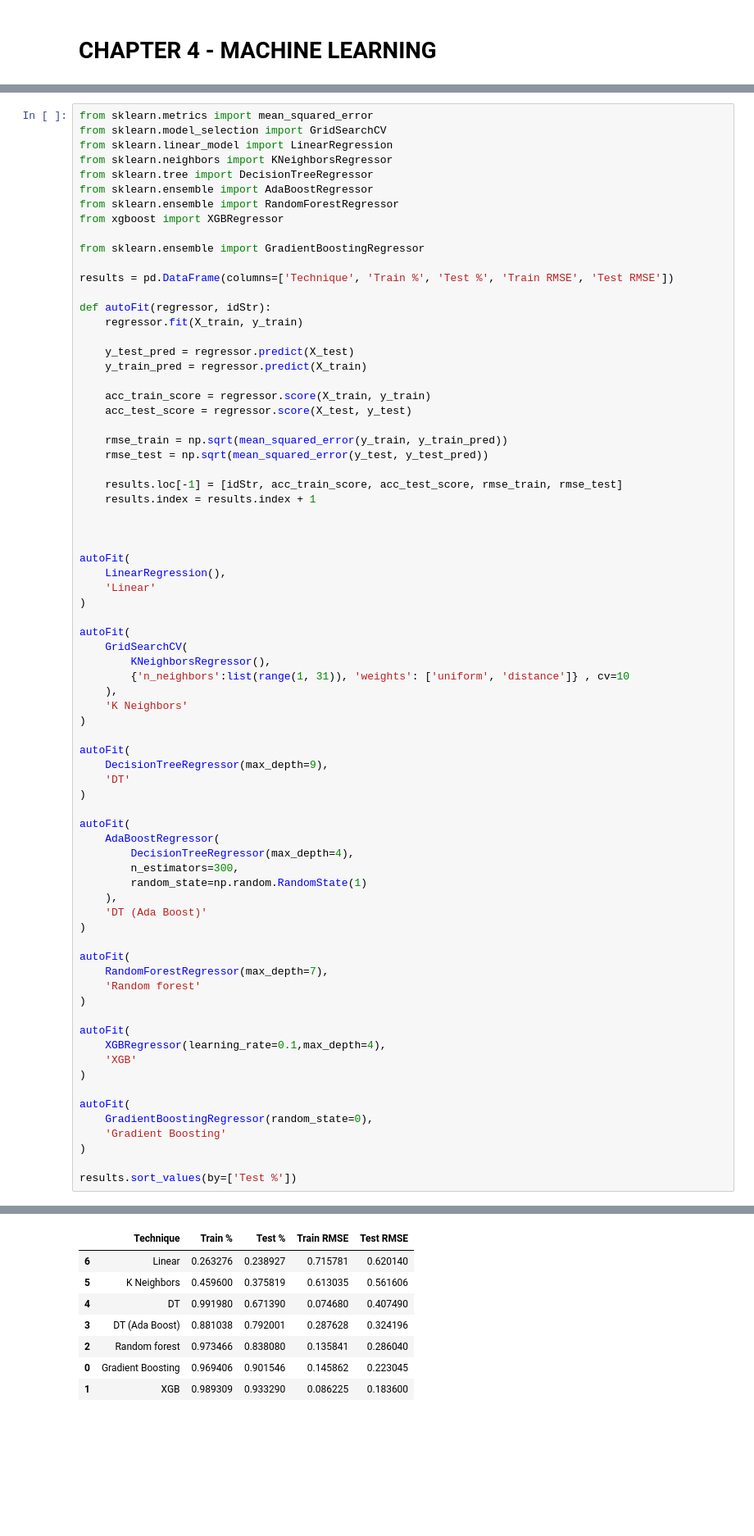
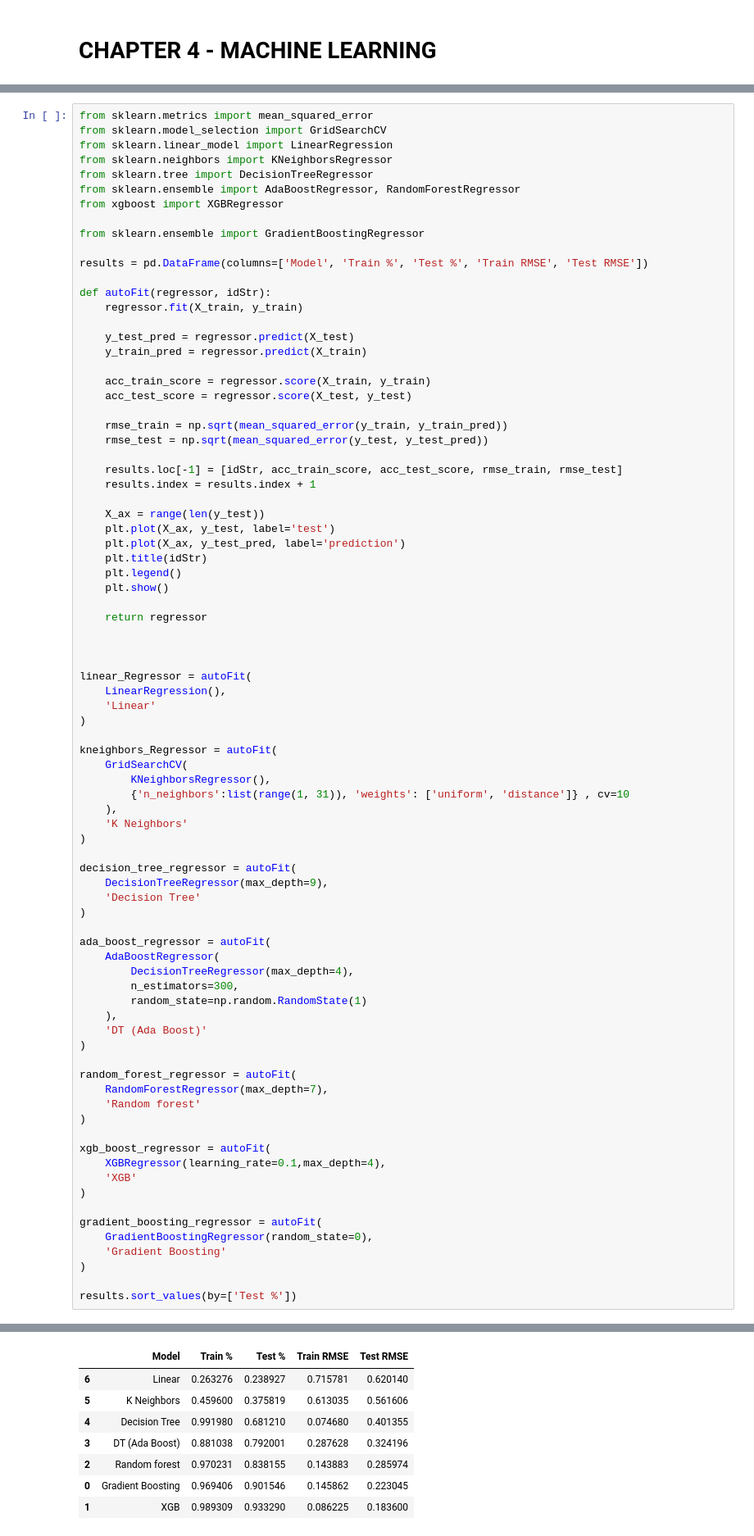
Before and after one commit to iberius96/Python-Suicides-Europe, a Jupyter notebook: main.ipynb, the cells around one changed output, grey strips where cells are left out. Shown at 82% size. Cells and saved outputs as stored; diff of their text form; blank space fills up the shorter version.

```diff
--- a/main.ipynb
+++ b/main.ipynb
@@ -851,13 +853,12 @@ from sklearn.model_selection import GridSearchCV
 from sklearn.linear_model import LinearRegression
 from sklearn.neighbors import KNeighborsRegressor
 from sklearn.tree import DecisionTreeRegressor
-from sklearn.ensemble import AdaBoostRegressor
-from sklearn.ensemble import RandomForestRegressor
+from sklearn.ensemble import AdaBoostRegressor, RandomForestRegressor
 from xgboost import XGBRegressor
 
 from sklearn.ensemble import GradientBoostingRegressor
 
-results = pd.DataFrame(columns=['Technique', 'Train %', 'Test %', 'Train RMSE', 'Test RMSE'])
+results = pd.DataFrame(columns=['Model', 'Train %', 'Test %', 'Train RMSE', 'Test RMSE'])
 
 def autoFit(regressor, idStr):
     regressor.fit(X_train, y_train)
@@ -874,14 +875,23 @@ def autoFit(regressor, idStr):
     results.loc[-1] = [idStr, acc_train_score, acc_test_score, rmse_train, rmse_test]
     results.index = results.index + 1
 
+    X_ax = range(len(y_test))
+    plt.plot(X_ax, y_test, label='test')
+    plt.plot(X_ax, y_test_pred, label='prediction')
+    plt.title(idStr)
+    plt.legend()
+    plt.show()
+
+    return regressor
 
 
-autoFit(
+
+linear_Regressor = autoFit(
     LinearRegression(),
     'Linear'
 )
 
-autoFit(
+kneighbors_Regressor = autoFit(
     GridSearchCV(
         KNeighborsRegressor(),
         {'n_neighbors':list(range(1, 31)), 'weights': ['uniform', 'distance']} , cv=10
@@ -889,12 +899,12 @@ autoFit(
     'K Neighbors'
 )
 
-autoFit(
+decision_tree_regressor = autoFit(
     DecisionTreeRegressor(max_depth=9),
-    'DT'
+    'Decision Tree'
 )
 
-autoFit(
+ada_boost_regressor = autoFit(
     AdaBoostRegressor(
         DecisionTreeRegressor(max_depth=4),
         n_estimators=300,
@@ -903,17 +913,17 @@ autoFit(
     'DT (Ada Boost)'
 )
 
-autoFit(
+random_forest_regressor = autoFit(
     RandomForestRegressor(max_depth=7),
     'Random forest'
 )
 
-autoFit(
+xgb_boost_regressor = autoFit(
     XGBRegressor(learning_rate=0.1,max_depth=4),
     'XGB'
 )
 
-autoFit(
+gradient_boosting_regressor = autoFit(
     GradientBoostingRegressor(random_state=0),
     'Gradient Boosting'
 )
@@ -923,9 +940,9 @@ results.sort_values(by=['Test %'])
-|  | Technique | Train % | Test % | Train RMSE | Test RMSE |
+|  | Model | Train % | Test % | Train RMSE | Test RMSE |
 | 6 | Linear | 0.263276 | 0.238927 | 0.715781 | 0.620140 |
 | 5 | K Neighbors | 0.459600 | 0.375819 | 0.613035 | 0.561606 |
-| 4 | DT | 0.991980 | 0.671390 | 0.074680 | 0.407490 |
+| 4 | Decision Tree | 0.991980 | 0.681210 | 0.074680 | 0.401355 |
 | 3 | DT (Ada Boost) | 0.881038 | 0.792001 | 0.287628 | 0.324196 |
-| 2 | Random forest | 0.973466 | 0.838080 | 0.135841 | 0.286040 |
+| 2 | Random forest | 0.970231 | 0.838155 | 0.143883 | 0.285974 |
 | 0 | Gradient Boosting | 0.969406 | 0.901546 | 0.145862 | 0.223045 |
 | 1 | XGB | 0.989309 | 0.933290 | 0.086225 | 0.183600 |
 # %%
```
Also changed, not shown: parts of 13 cells of this notebook, 1 other file.
